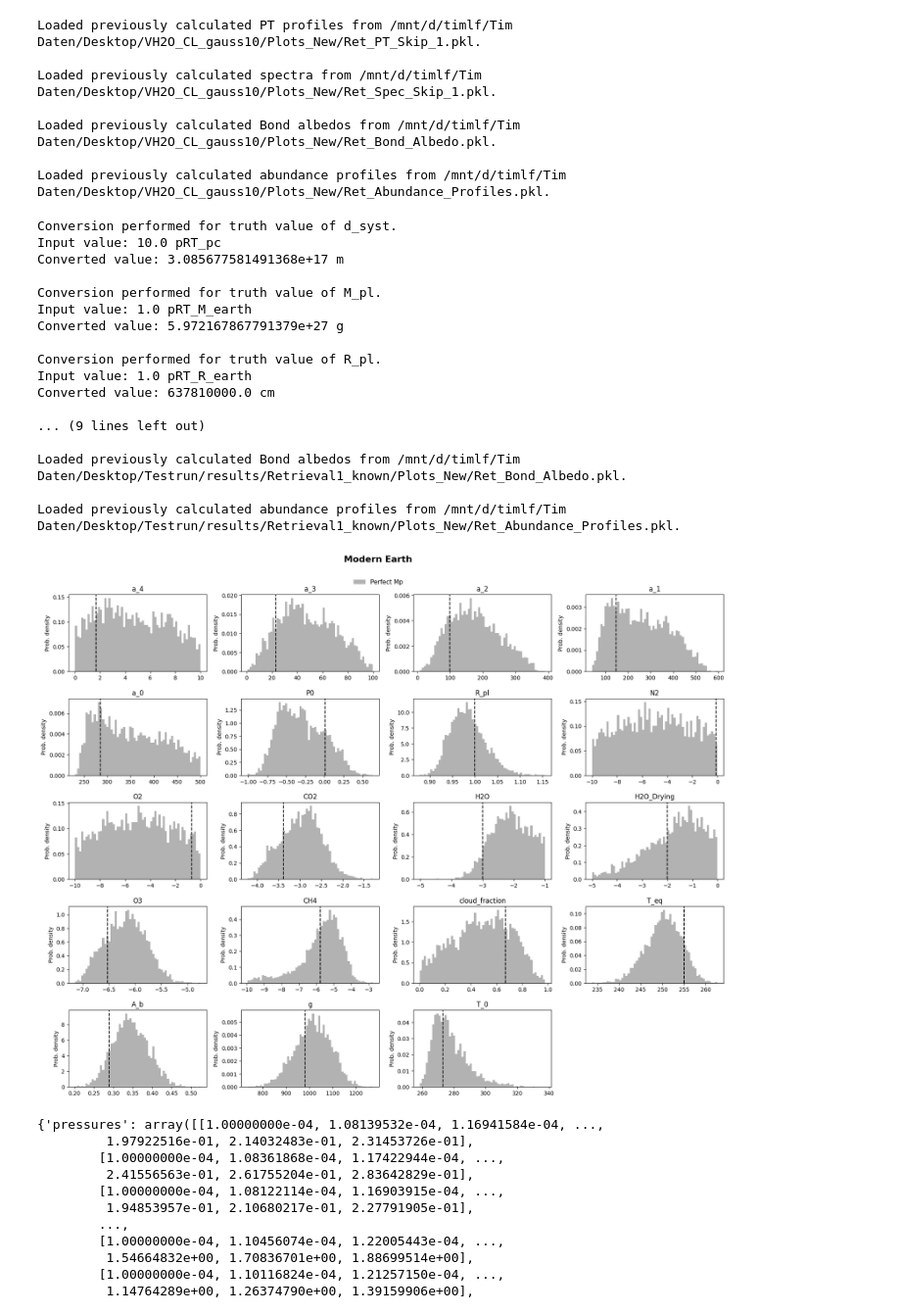
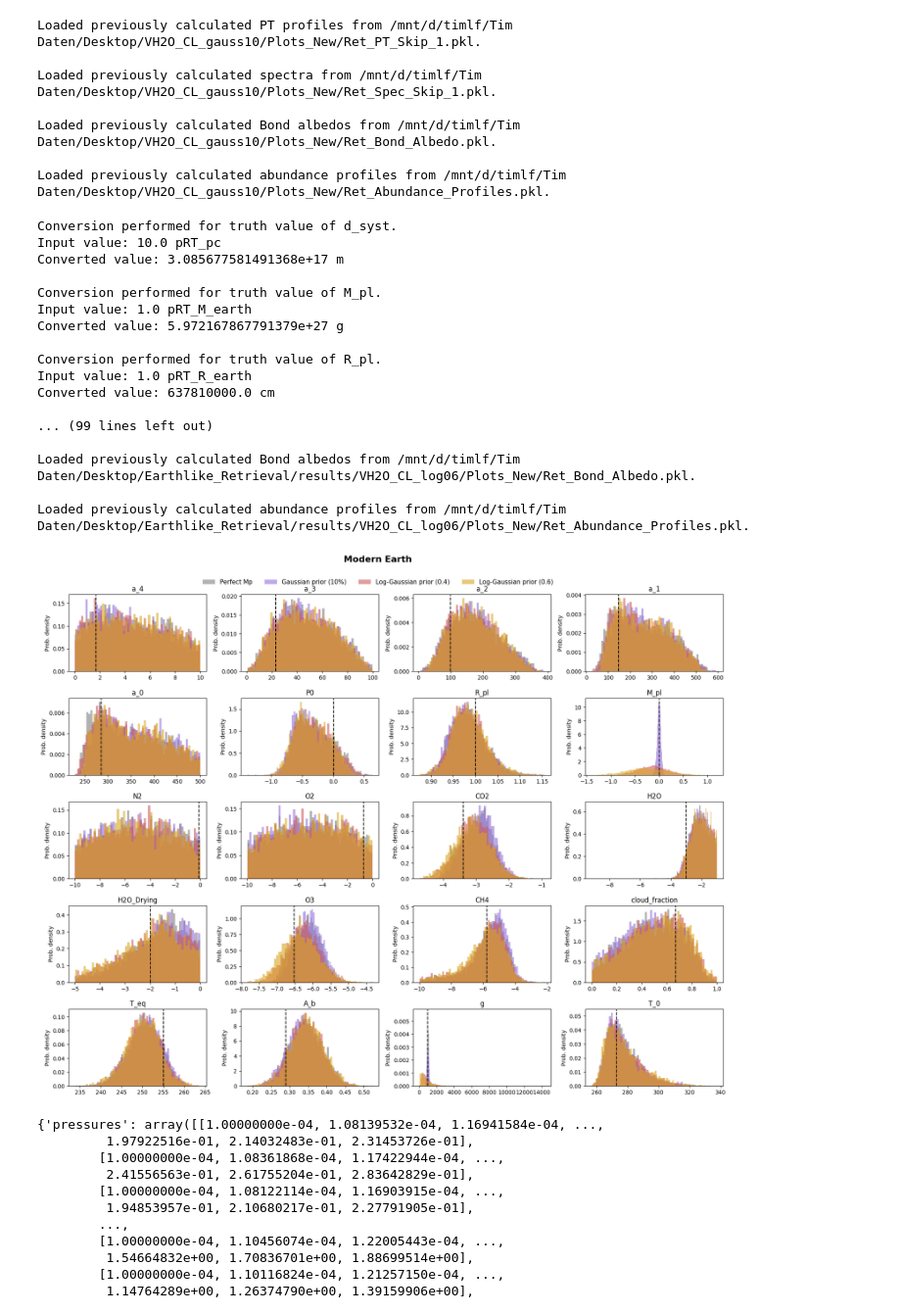
Before and after one commit to Tim171717/Semester_Project_Too, a Jupyter notebook: Testing.ipynb, the cells around one changed output. Shown at 98% size. Drawn from its saved outputs; the diff is of its cells as text; code cells hidden in the pictures.

```diff
--- a/Testing.ipynb
+++ b/Testing.ipynb
@@ -378,45 +378,45 @@ def plot_retrievals(
 labels = {
     "Perfect Mp": "Perfect Mp",
     # "Unknown Mp": "Unknown Mp",
-    # "Gaussian 10": "Gaussian prior (10%)",
-    # "Loggauss 4": "Log-Gaussian prior (0.4)",
-    # "Loggauss 6": "Log-Gaussian prior (0.6)",
+    "Gaussian 10": "Gaussian prior (10%)",
+    "Loggauss 4": "Log-Gaussian prior (0.4)",
+    "Loggauss 6": "Log-Gaussian prior (0.6)",
 }
 
 colors = {
     "Perfect Mp": "gray",
     # "Unknown Mp": "purple",
     "Gaussian 10": "goldenrod",
 }
 
 folders = {
     "Perfect Mp": '/mnt/d/timlf/Tim Daten/Desktop/Testrun/results/Retrieval1_known/',
     # "Unknown Mp": '/mnt/d/timlf/Tim Daten/Desktop/Earthlike_Retrieval/results/Retrieval2_uniform/',
-    # "Gaussian 10": '/mnt/d/timlf/Tim Daten/Desktop/Earthlike_Retrieval/results/VH2O_CL_gauss10/',
-    # "Loggauss 4": '/mnt/d/timlf/Tim Daten/Desktop/Earthlike_Retrieval/results/VH2O_CL_log04/',
-    # "Loggauss 6": '/mnt/d/timlf/Tim Daten/Desktop/Earthlike_Retrieval/results/VH2O_CL_log06/',
+    "Gaussian 10": '/mnt/d/timlf/Tim Daten/Desktop/Earthlike_Retrieval/results/VH2O_CL_gauss10/',
+    "Loggauss 4": '/mnt/d/timlf/Tim Daten/Desktop/Earthlike_Retrieval/results/VH2O_CL_log04/',
+    "Loggauss 6": '/mnt/d/timlf/Tim Daten/Desktop/Earthlike_Retrieval/results/VH2O_CL_log06/',
 }
 
 plot_retrievals(labels, folders, bins=60, fig_title="Modern Earth")
 # %% [output]
 Conversion performed for truth value of d_syst.
 Input value: 10.0 pRT_pc
 Converted value: 3.085677581491368e+17 m
 
 Conversion performed for truth value of M_pl.
 Input value: 1.0 pRT_M_earth
 Converted value: 5.972167867791379e+27 g
 
 Conversion performed for truth value of R_pl.
 Input value: 1.0 pRT_R_earth
 Converted value: 637810000.0 cm
 
-... (9 lines left out)
+... (99 lines left out)
 
-Loaded previously calculated Bond albedos from /mnt/d/timlf/Tim Daten/Desktop/Testrun/results/Retrieval1_known/Plots_New/Ret_Bond_Albedo.pkl.
+Loaded previously calculated Bond albedos from /mnt/d/timlf/Tim Daten/Desktop/Earthlike_Retrieval/results/VH2O_CL_log06/Plots_New/Ret_Bond_Albedo.pkl.
 
-Loaded previously calculated abundance profiles from /mnt/d/timlf/Tim Daten/Desktop/Testrun/results/Retrieval1_known/Plots_New/Ret_Abundance_Profiles.pkl.
+Loaded previously calculated abundance profiles from /mnt/d/timlf/Tim Daten/Desktop/Earthlike_Retrieval/results/VH2O_CL_log06/Plots_New/Ret_Abundance_Profiles.pkl.
-[figure, old version]
+[figure, new version]
 # %%
 import pickle
 load_file = open('/mnt/d/timlf/Tim Daten/Desktop/Testrun/results/Retrieval1_known/Plots_New/Ret_Abundance_Profiles.pkl', "rb")
```
Also changed, not shown: 1 other file.
